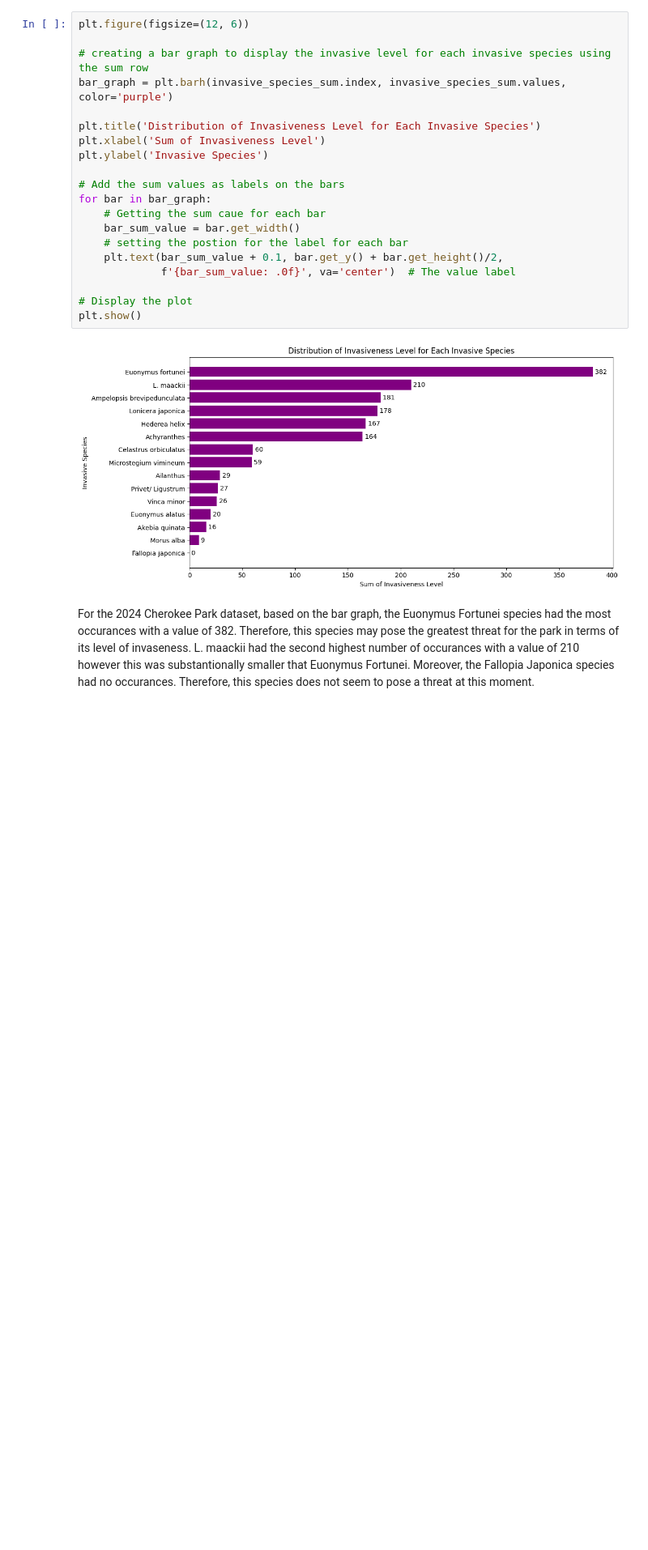
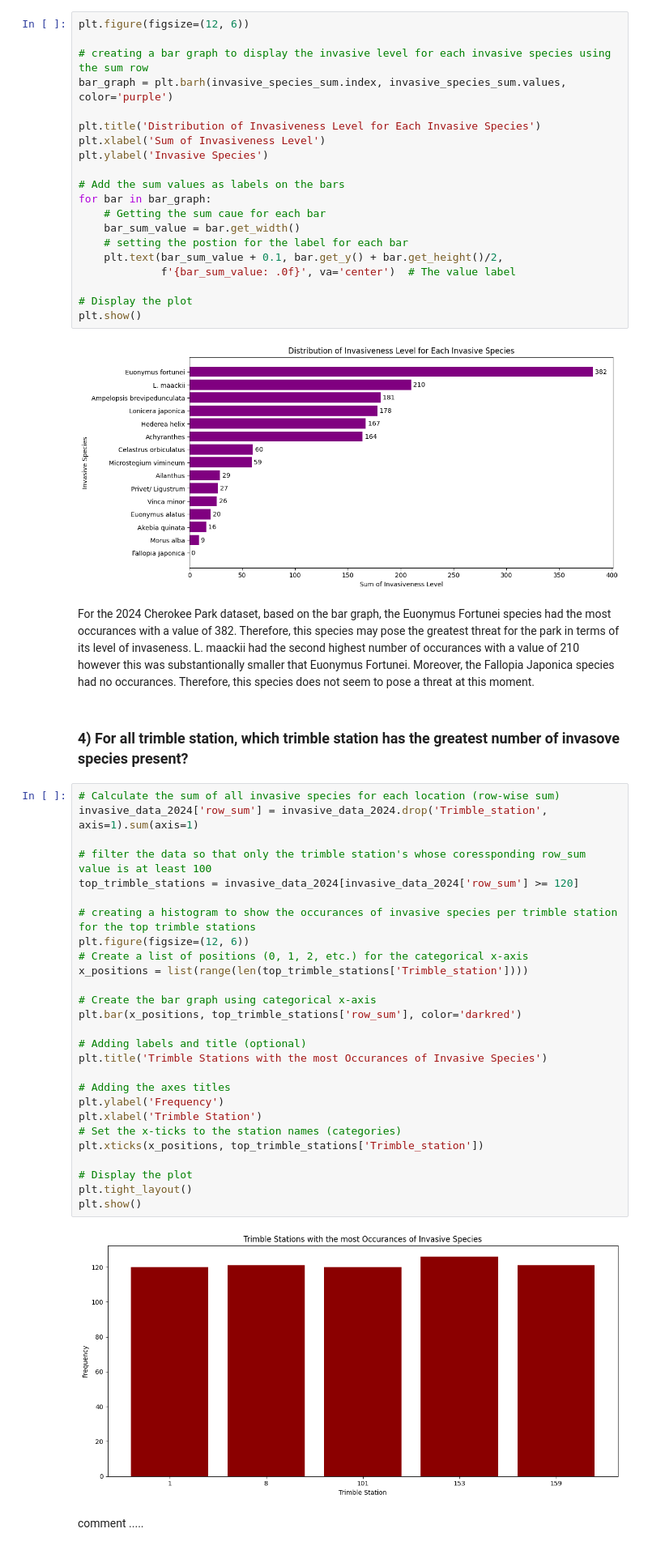
Before and after one commit to Graviton12/CS-430-Group-Project, a Jupyter notebook: 2024_Cherokee_Invasive_Survey_EDA_samia.ipynb, the cells around one changed output. Shown at 81% size. Cells and saved outputs as stored; diff of their text form; blank space fills up the shorter version.

```diff
--- a/2024_Cherokee_Invasive_Survey_EDA_samia.ipynb
+++ b/2024_Cherokee_Invasive_Survey_EDA_samia.ipynb
@@ -259,3 +259,36 @@ plt.show()
 [figure]
 # %% [markdown]
 For the 2024 Cherokee Park dataset, based on the bar graph, the Euonymus Fortunei species had the most occurances with a value of 382. Therefore, this species may pose the greatest threat for the park in terms of its level of invaseness. L. maackii had the second highest number of occurances with a value of 210 however this was substantionally smaller that Euonymus Fortunei. Moreover, the Fallopia Japonica species had no occurances. Therefore, this species does not seem to pose a threat at this moment.
+# %% [markdown]
+### 4) For all trimble station, which trimble station has the greatest number of invasove species present?
+# %%
+# Calculate the sum of all invasive species for each location (row-wise sum)
+invasive_data_2024['row_sum'] = invasive_data_2024.drop('Trimble_station', axis=1).sum(axis=1)
+
+# filter the data so that only the trimble station's whose coressponding row_sum value is at least 100
+top_trimble_stations = invasive_data_2024[invasive_data_2024['row_sum'] >= 120]
+
+# creating a histogram to show the occurances of invasive species per trimble station for the top trimble stations
+plt.figure(figsize=(12, 6))
+# Create a list of positions (0, 1, 2, etc.) for the categorical x-axis
+x_positions = list(range(len(top_trimble_stations['Trimble_station'])))
+
+# Create the bar graph using categorical x-axis
+plt.bar(x_positions, top_trimble_stations['row_sum'], color='darkred')
+
+# Adding labels and title (optional)
+plt.title('Trimble Stations with the most Occurances of Invasive Species')
+
+# Adding the axes titles
+plt.ylabel('Frequency')
+plt.xlabel('Trimble Station')
+# Set the x-ticks to the station names (categories)
+plt.xticks(x_positions, top_trimble_stations['Trimble_station'])
+
+# Display the plot
+plt.tight_layout()
+plt.show()
+# %% [output]
+[figure, added]
+# %% [markdown]
+comment .....
```
Also changed, not shown: parts of 2 cells of this notebook.
